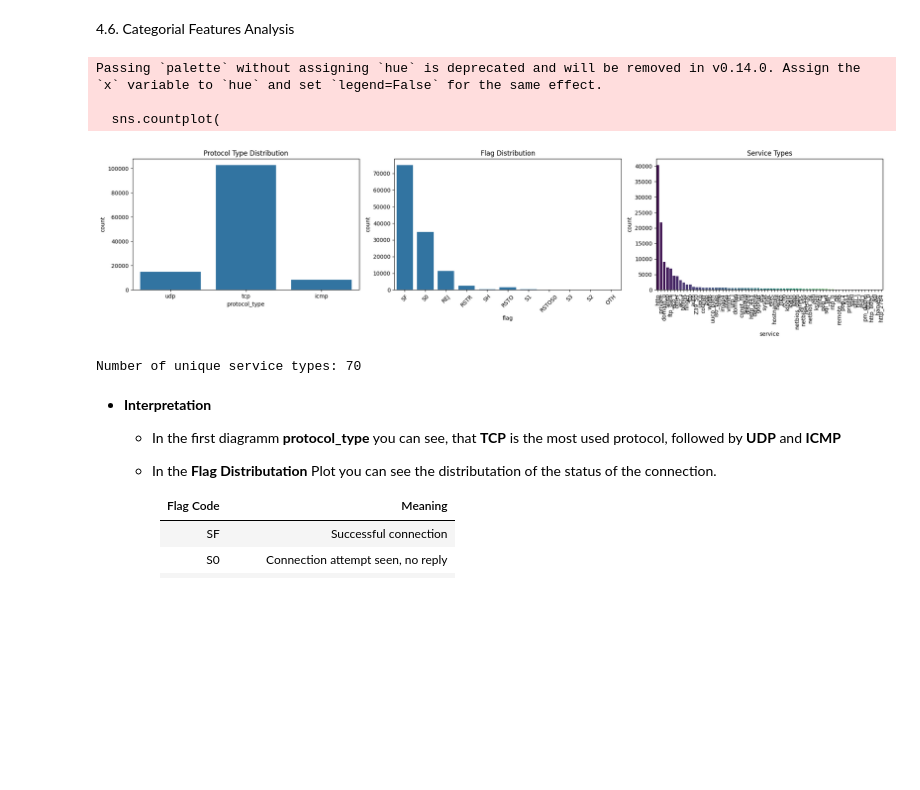
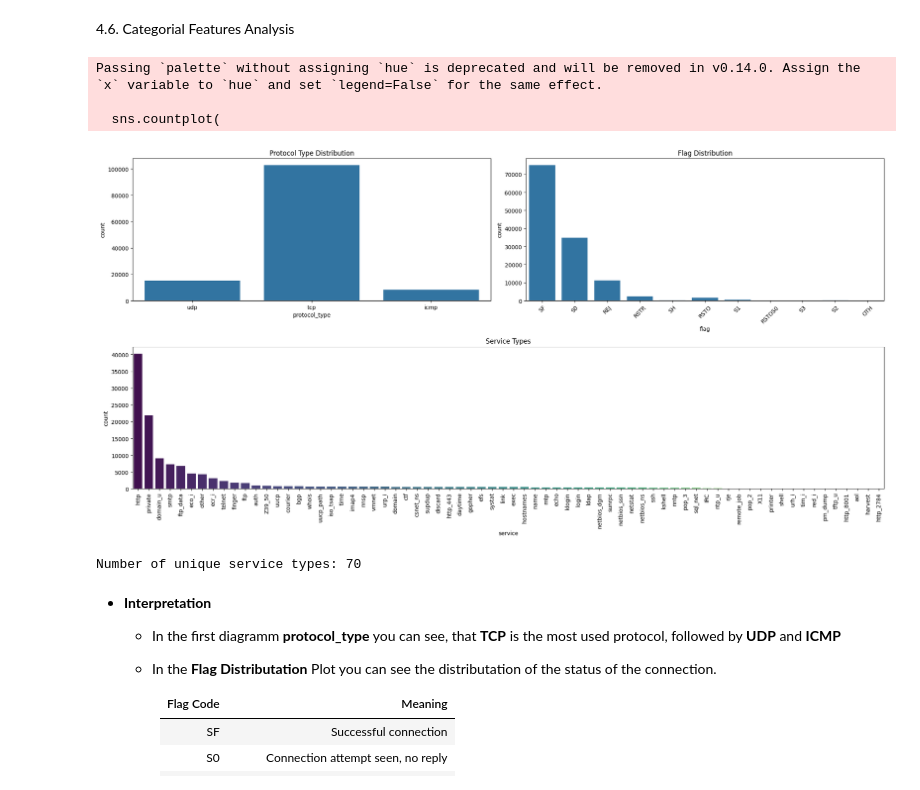
Before and after one commit to MarcelEwinger/Artificial-Intelligence-Machine-Learning-SS25, a Jupyter notebook: notebook.ipynb, the cells around one changed output. Saved outputs shown, nothing was run; the diff lists cells and outputs as text; code cells hidden in the pictures; blank space fills up the shorter version.

```diff
--- a/notebook.ipynb
+++ b/notebook.ipynb
@@ -387,46 +387,42 @@ plt.show()
 4.6. Categorial Features Analysis
 # %%
 # Identify categorical features
-categorical_features = df_train.select_dtypes(
-    include="object"
-).columns
+categorical_features = df_train.select_dtypes(include="object").columns
 
-plt.figure(figsize=(20, 5))
+plt.figure(figsize=(20, 10))
 
 # Plot for 'protocol_type'
-plt.subplot(1, 3, 1)
+plt.subplot(2, 2, 1)
 sns.countplot(x="protocol_type", data=df_train)
 plt.title("Protocol Type Distribution")
 
 # Plot for 'flag'
-plt.subplot(1, 3, 2)
+plt.subplot(2, 2, 2)
 sns.countplot(x="flag", data=df_train)
 plt.title("Flag Distribution")
 plt.xticks(rotation=45)
 
-# Plot for 'service' (top 20)
-plt.subplot(1, 3, 3)
+# Plot for 'service'
+plt.subplot(2, 1, 2)  # das untere ganze Feld (mittig über beide Spalten)
 top_services = df_train["service"].value_counts().index
 sns.countplot(
     x="service",
     data=df_train,
     order=top_services,
     palette="viridis",
 )
 plt.title("Service Types")
 plt.xticks(rotation=90)
 
 plt.tight_layout()
 plt.show()
 
-print(
-    f"Number of unique service types: {df_train['service'].nunique()}"
-)
+print(f"Number of unique service types: {df_train['service'].nunique()}")
 # %% [output]
 Passing `palette` without assigning `hue` is deprecated and will be removed in v0.14.0. Assign the `x` variable to `hue` and set `legend=False` for the same effect.
 
   sns.countplot(
-[figure, old version]
+[figure, new version]
 Number of unique service types: 70
 # %% [markdown]
 - **Interpretation**
```
Also changed, not shown: parts of 11 cells of this notebook.
